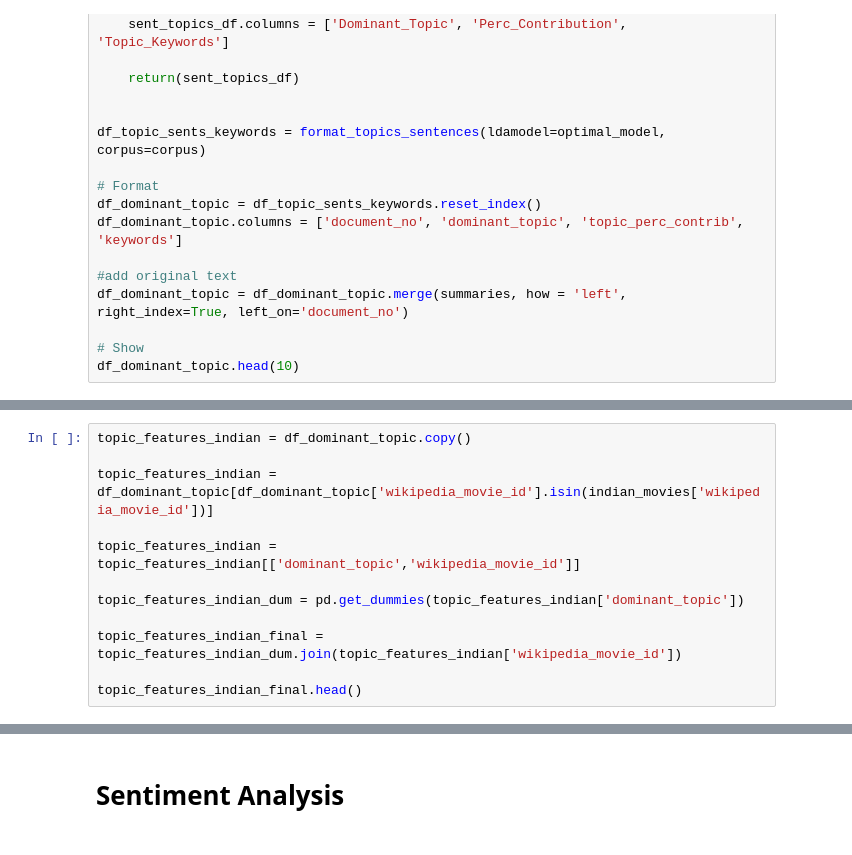
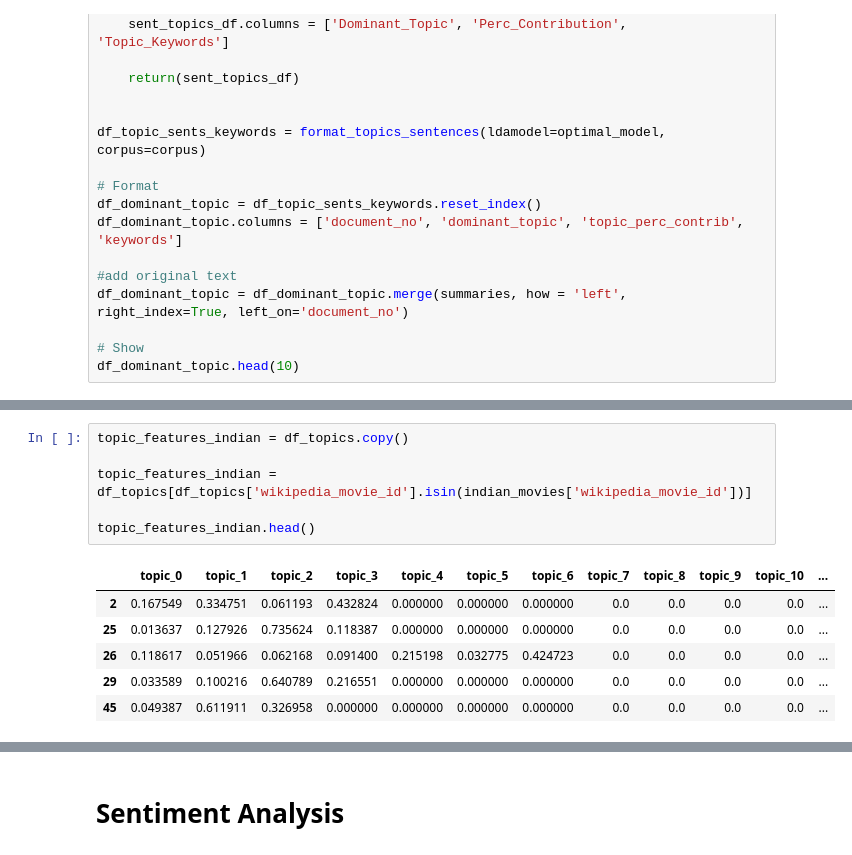
Before and after one commit to epfl-ada/ada-2022-project-badaboom, a Jupyter notebook: P2.ipynb, the cells around one changed output, grey strips where cells are left out. Cells and saved outputs as stored; diff of their text form.

```diff
--- a/P2.ipynb
+++ b/P2.ipynb
@@ -1444,13 +1441,14 @@ sent_topics_sorteddf
 # %%
-topic_features_indian = df_dominant_topic.copy()
+topic_features_indian = df_topics.copy()
 
-topic_features_indian = df_dominant_topic[df_dominant_topic['wikipedia_movie_id'].isin(indian_movies['wikipedia_movie_id'])]
+topic_features_indian = df_topics[df_topics['wikipedia_movie_id'].isin(indian_movies['wikipedia_movie_id'])]
 
-topic_features_indian = topic_features_indian[['dominant_topic','wikipedia_movie_id']]
-
-topic_features_indian_dum = pd.get_dummies(topic_features_indian['dominant_topic'])
-
-topic_features_indian_final = topic_features_indian_dum.join(topic_features_indian['wikipedia_movie_id'])
-
-topic_features_indian_final.head()
+topic_features_indian.head()
+# %% [output]
+|  | topic_0 | topic_1 | topic_2 | topic_3 | topic_4 | topic_5 | topic_6 | topic_7 | topic_8 | topic_9 | topic_10 | ... |
+| 2 | 0.167549 | 0.334751 | 0.061193 | 0.432824 | 0.000000 | 0.000000 | 0.000000 | 0.0 | 0.0 | 0.0 | 0.0 | ... |
+| 25 | 0.013637 | 0.127926 | 0.735624 | 0.118387 | 0.000000 | 0.000000 | 0.000000 | 0.0 | 0.0 | 0.0 | 0.0 | ... |
+| 26 | 0.118617 | 0.051966 | 0.062168 | 0.091400 | 0.215198 | 0.032775 | 0.424723 | 0.0 | 0.0 | 0.0 | 0.0 | ... |
+| 29 | 0.033589 | 0.100216 | 0.640789 | 0.216551 | 0.000000 | 0.000000 | 0.000000 | 0.0 | 0.0 | 0.0 | 0.0 | ... |
+| 45 | 0.049387 | 0.611911 | 0.326958 | 0.000000 | 0.000000 | 0.000000 | 0.000000 | 0.0 | 0.0 | 0.0 | 0.0 | ... |
 # %%
```
Also changed, not shown: parts of 5 cells of this notebook.
